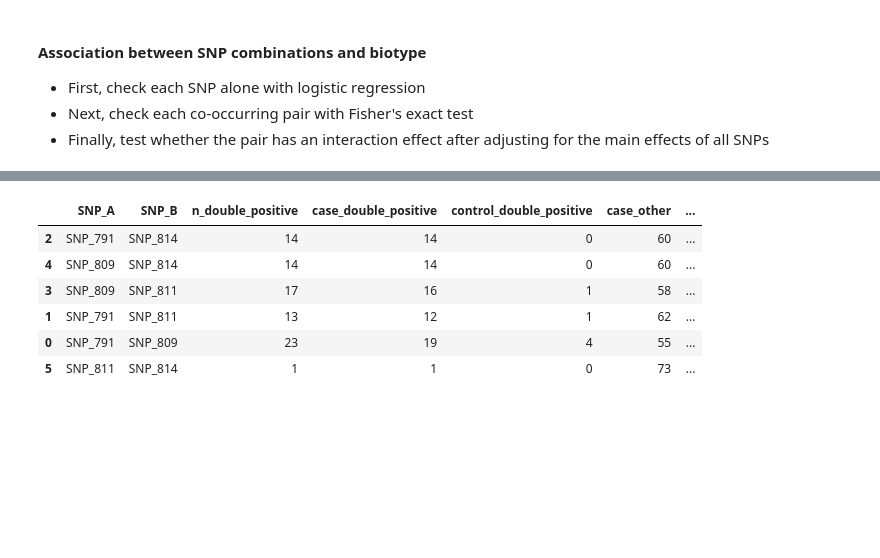
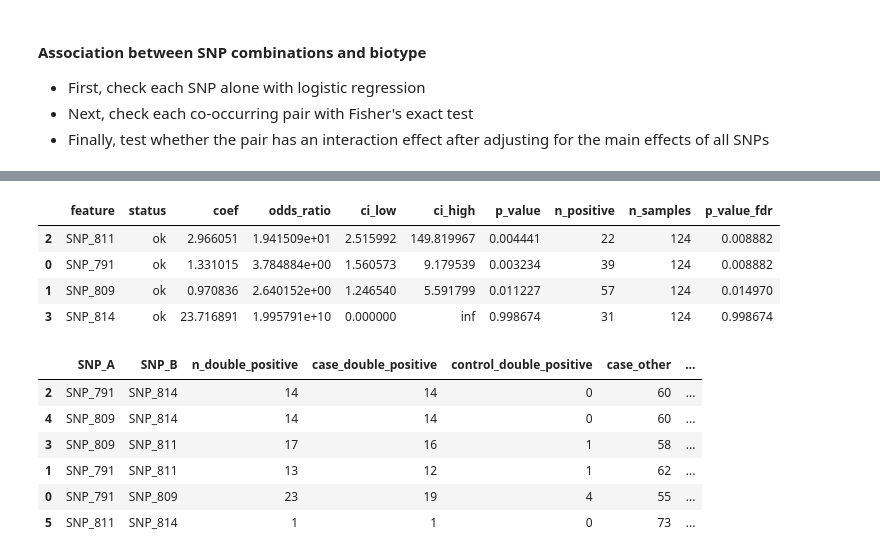
Before and after one commit to skawakubo/FCoV-evolution, a Jupyter notebook: FCoV_spike_mutation_combination_effect/mutation_combination_effect.ipynb, the cells around one changed output, grey strips where cells are left out. Saved outputs shown, nothing was run; the diff lists cells and outputs as text; code cells hidden in the pictures; blank space fills up the shorter version.

```diff
--- a/FCoV_spike_mutation_combination_effect/mutation_combination_effect.ipynb
+++ b/FCoV_spike_mutation_combination_effect/mutation_combination_effect.ipynb
@@ -372,10 +375,5 @@ if valid_mask.any():
     )[1]
 
 single_snp_results = single_snp_results.sort_values(["p_value_fdr", "odds_ratio"], ascending=[True, False])
-display(single_snp_results.style.format({
-    "odds_ratio": "{:.3f}",
-    "ci_low": "{:.3f}",
-    "ci_high": "{:.3f}",
-    "p_value": "{:.3e}",
-    "p_value_fdr": "{:.3e}",
-}))
+single_snp_results
+# %% [output]
@@ -382,3 +384,8 @@ display(single_snp_results.style.format({
+|  | feature | status | coef | odds_ratio | ci_low | ci_high | p_value | n_positive | n_samples | p_value_fdr |
+| 2 | SNP_811 | ok | 2.966051 | 1.941509e+01 | 2.515992 | 149.819967 | 0.004441 | 22 | 124 | 0.008882 |
+| 0 | SNP_791 | ok | 1.331015 | 3.784884e+00 | 1.560573 | 9.179539 | 0.003234 | 39 | 124 | 0.008882 |
+| 1 | SNP_809 | ok | 0.970836 | 2.640152e+00 | 1.246540 | 5.591799 | 0.011227 | 57 | 124 | 0.014970 |
+| 3 | SNP_814 | ok | 23.716891 | 1.995791e+10 | 0.000000 | inf | 0.998674 | 31 | 124 | 0.998674 |
 # %%
 pair_fisher_results = pd.DataFrame(
     [fisher_for_double_positive(df_all, a, b) for a, b in itertools.combinations(snp_cols, 2)]
```
Also changed, not shown: parts of 3 cells of this notebook.
